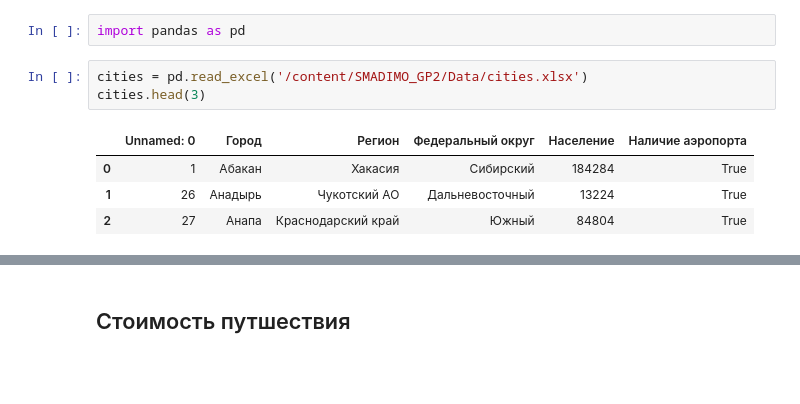
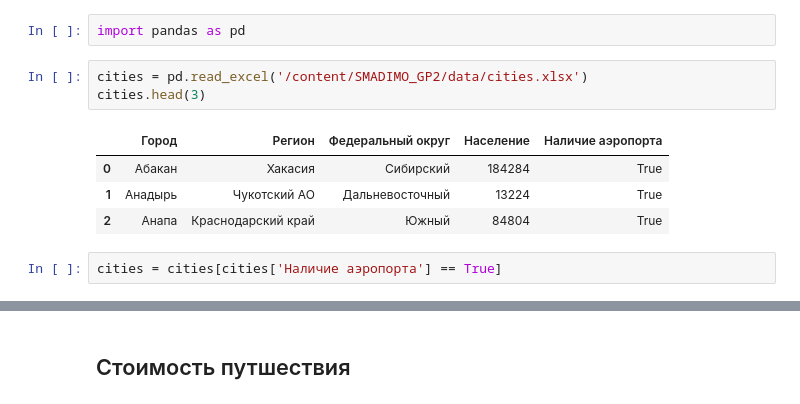
Before and after one commit to mnedo/SMADIMO_GP2, a Jupyter notebook: Aggregation__Results.ipynb, the cells around one changed output, grey strips where cells are left out. Saved outputs shown, nothing was run; the diff lists cells and outputs as text; blank space fills up the shorter version.

```diff
--- a/Aggregation__Results.ipynb
+++ b/Aggregation__Results.ipynb
@@ -9,11 +17,13 @@
 # %%
 import pandas as pd
 # %%
-cities = pd.read_excel('/content/SMADIMO_GP2/Data/cities.xlsx')
+cities = pd.read_excel('/content/SMADIMO_GP2/data/cities.xlsx')
 cities.head(3)
 # %% [output]
-|  | Unnamed: 0 | Город | Регион | Федеральный округ | Население | Наличие аэропорта |
-| 0 | 1 | Абакан | Хакасия | Сибирский | 184284 | True |
-| 1 | 26 | Анадырь | Чукотский АО | Дальневосточный | 13224 | True |
-| 2 | 27 | Анапа | Краснодарский край | Южный | 84804 | True |
+|  | Город | Регион | Федеральный округ | Население | Наличие аэропорта |
+| 0 | Абакан | Хакасия | Сибирский | 184284 | True |
+| 1 | Анадырь | Чукотский АО | Дальневосточный | 13224 | True |
+| 2 | Анапа | Краснодарский край | Южный | 84804 | True |
+# %%
+cities = cities[cities['Наличие аэропорта'] == True]
 # %%
```
Also changed, not shown: parts of 17 cells of this notebook.
